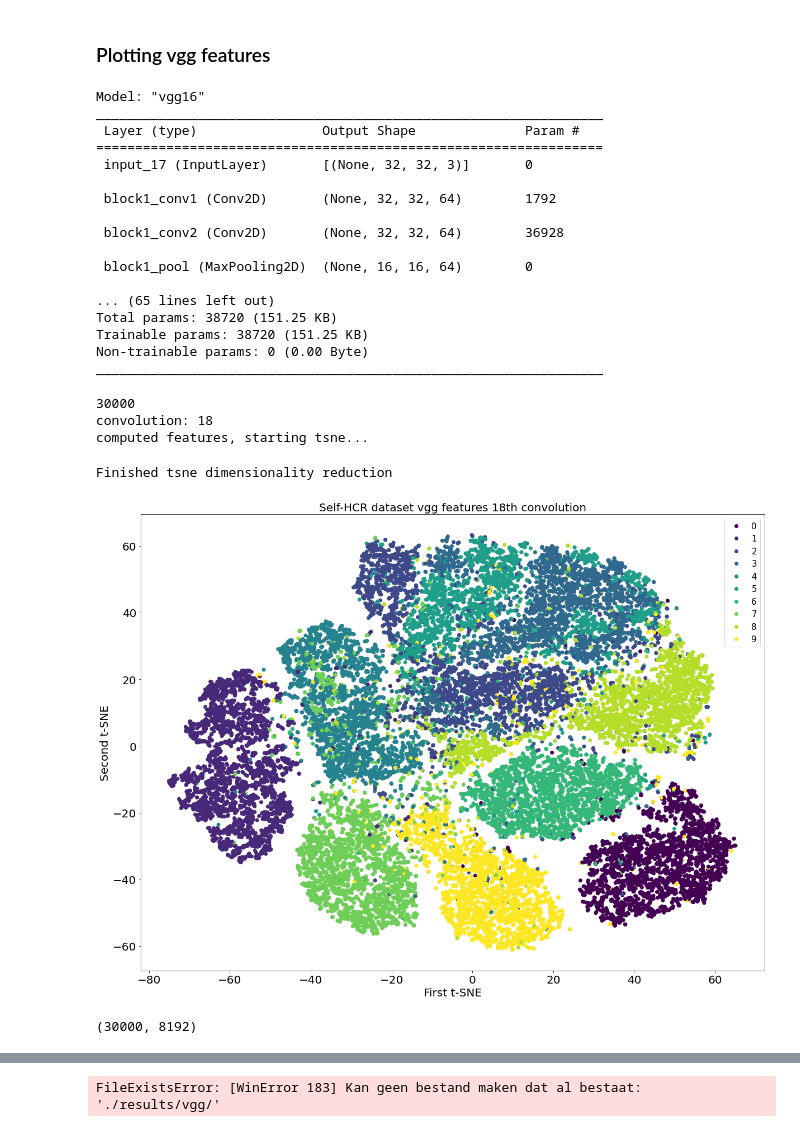
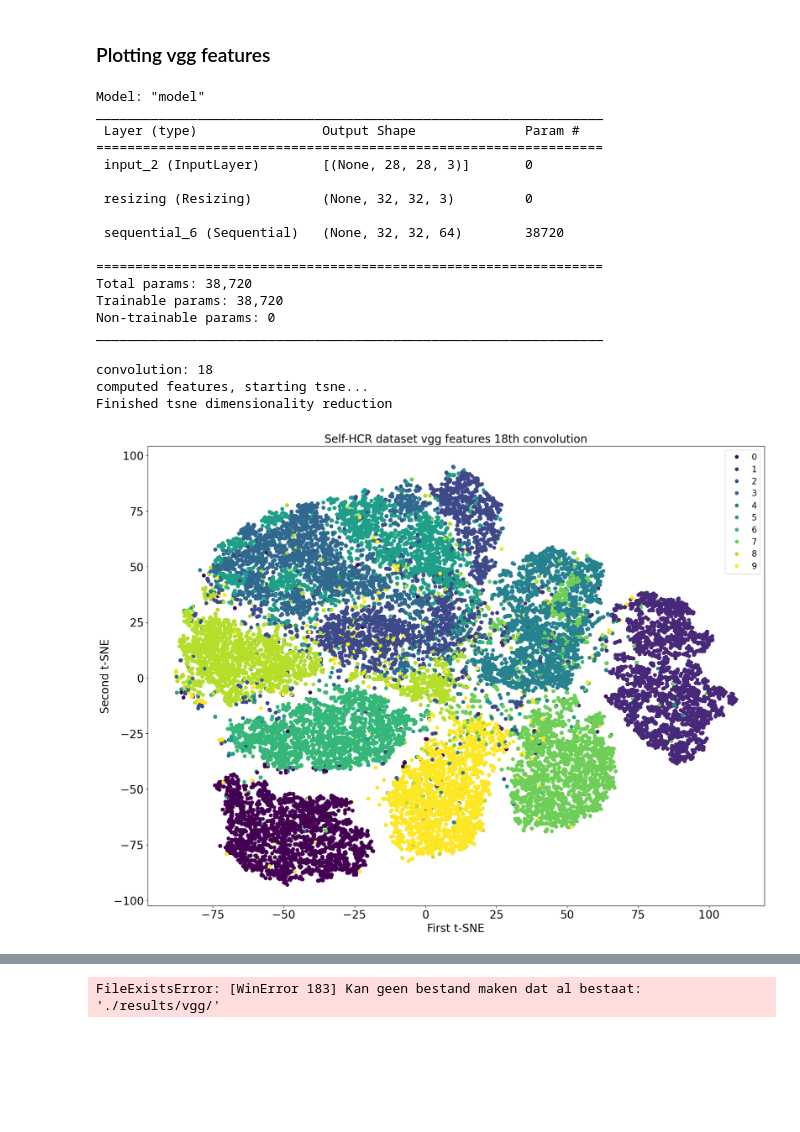
Before and after one commit to Lisa-dk/self-supervised-mnist, a Jupyter notebook: HTR_mwe.ipynb, the cells around one changed output, grey strips where cells are left out. Cells and saved outputs as stored; diff of their text form; code cells hidden in the pictures; blank space fills up the shorter version.

Commit message:
added cv to self hcr, and pushed gan images

```diff
--- a/HTR_mwe.ipynb
+++ b/HTR_mwe.ipynb
@@ -94,7 +98,7 @@ if plot:
 # %%
 if plot:
 	tsne = TSNE(n_components=2)
-	x_train_tsne_results = tsne.fit_transform(x_train.reshape(x_train.shape[0], 28*28))
-	gan_train_tsne_results = tsne.fit_transform(gan_train.reshape(gan_train.shape[0], 28*28))
+	tsne_results = tsne.fit_transform(x_total_data.reshape(x_total_data.shape[0], 28*28))
 
-	tsne_results = tsne.fit_transform(x_total_data.reshape(x_total_data.shape[0], 28*28))
+	# x_train_tsne_results = tsne.fit_transform(x_train.reshape(x_train.shape[0], 28*28))
+	# gan_train_tsne_results = tsne.fit_transform(gan_train.reshape(gan_train.shape[0], 28*28))
@@ -163,14 +152,3 @@ y_test = tf.keras.utils.to_categorical(y_test, 10)
-# %%
-x_train = np.reshape(x_train, (-1, 28, 28, 1))
-# x_val = np.reshape(x_val, (-1, 28, 28, 1))
-x_test = np.reshape(x_test, (-1, 28, 28, 1))
-
-# Create tf.data.Dataset.
-# dataset = tf.data.Dataset.from_tensor_slices((x_train, y_train))
-# dataset = dataset.shuffle(buffer_size=1024).batch(256)
-
-# val_dataset = tf.data.Dataset.from_tensor_slices((x_val, y_val))
-# val_dataset = val_dataset.batch(256)
 # %%
 def make_htr_model():
     initializer = tf.keras.initializers.HeUniform(seed=42)
@@ -370,7 +347,7 @@ Test accuracy: 0.9861
 # %% [markdown]
 ### Plotting vgg features
 # %%
-def get_vgg_model(n_layer):
+def get_vgg_model(n_layer, summary=False):
 	model = tf.keras.applications.VGG16(weights='imagenet', include_top=False, input_shape=(32, 32, 3), pooling=None)
 	# model.summary()
 	# for num, layer in enumerate(model.layers):
@@ -379,35 +356,34 @@ def get_vgg_model(n_layer):
 	resized_input = tf.keras.layers.Resizing(32, 32)(input_data)
 	desired_layer_output = tf.keras.models.Sequential(model.layers[:n_layer])(resized_input)
 	vgg_model = tf.keras.Model(inputs=input_data, outputs=desired_layer_output)
-	# vgg_model.summary()
+	if summary:
+		vgg_model.summary()
 	return vgg_model
 # %%
-vgg_model = get_vgg_model(3)
+vgg_model = get_vgg_model(3, summary=True)
 # %% [output]
-Model: "vgg16"
+Model: "model"
 _________________________________________________________________
  Layer (type)                Output Shape              Param #
 =================================================================
- input_17 (InputLayer)       [(None, 32, 32, 3)]       0
+ input_2 (InputLayer)        [(None, 28, 28, 3)]       0
 
- block1_conv1 (Conv2D)       (None, 32, 32, 64)        1792
+ resizing (Resizing)         (None, 32, 32, 3)         0
 
- block1_conv2 (Conv2D)       (None, 32, 32, 64)        36928
+ sequential_6 (Sequential)   (None, 32, 32, 64)        38720
 
- block1_pool (MaxPooling2D)  (None, 16, 16, 64)        0
-
-... (65 lines left out)
-Total params: 38720 (151.25 KB)
-Trainable params: 38720 (151.25 KB)
-Non-trainable params: 0 (0.00 Byte)
+=================================================================
+Total params: 38,720
+Trainable params: 38,720
+Non-trainable params: 0
 _________________________________________________________________
 # %%
-x_total_data = np.concatenate([x_train, x_val])
-y_total_data = np.concatenate([np.argmax(y_train, axis=1), np.argmax(y_val, axis=1)])
+# x_total_data = np.concatenate([x_train, x_val])
+# y_total_data = np.concatenate([np.argmax(y_train, axis=1), np.argmax(y_val, axis=1)])
 
-print(len(x_total_data))
+# print(len(x_total_data))
 
-total_dataset = tf.data.Dataset.from_tensor_slices((x_total_data, y_total_data))
+total_dataset = tf.data.Dataset.from_tensor_slices((x_train, y_train))
 total_dataset = total_dataset.shuffle(buffer_size=1024).batch(1024)
 
 # layers = [5, 6, 8, 9, 10, 12, 13, 14, 16, 17, 18]
@@ -425,41 +401,35 @@ for batch in total_dataset:
 	images, labels = batch
 	images_in = tf.concat([images] * 3, axis=-1)
 	feats = vgg_model(images_in)
 	feats = tf.reshape(feats, [tf.shape(feats)[0], -1]).numpy()
 	vgg_features += feats.tolist()
 	label_batches += labels.numpy().tolist()
 
 print("computed features, starting tsne...")
 
 if plot:
 	tsne = TSNE(n_components=2)
 	vgg_tsne_results = tsne.fit_transform(np.array(vgg_features))
 
 	print("Finished tsne dimensionality reduction")
 
 	plt.rcParams['figure.figsize'] = [20, 15]
 	fig = plt.figure()
 	scatter = plt.scatter(vgg_tsne_results[:,0], vgg_tsne_results[:,1], c=label_batches)
 	handles, _ = scatter.legend_elements(prop='colors')
 	plt.legend(handles, np.unique(label_batches), prop = { "size": 15 }, loc="upper right")
 	plt.title(f"Self-HCR dataset vgg features {layer}th convolution", fontsize=20)
 	plt.xlabel("First t-SNE", fontsize=20)
 	plt.ylabel("Second t-SNE", fontsize=20)
 	plt.yticks(fontsize=20)
 	plt.xticks(fontsize=20)
 	plt.savefig(f"./datavis/selfhcr_vgg_tsne_conv{layer}.png", dpi=300)
 	plt.show()
 # %% [output]
-30000
 convolution: 18
 computed features, starting tsne...
+Finished tsne dimensionality reduction
-Finished tsne dimensionality reduction
-[figure, old version]
+[figure, new version]
-# %%
-
-print(np.array(vgg_features).shape)
-# %% [output]
-(30000, 8192)
 # %%
 if plot:
 	plt.rcParams['figure.figsize'] = [20, 15]
```
Also changed, not shown: parts of 21 cells of this notebook, 2 other files.
